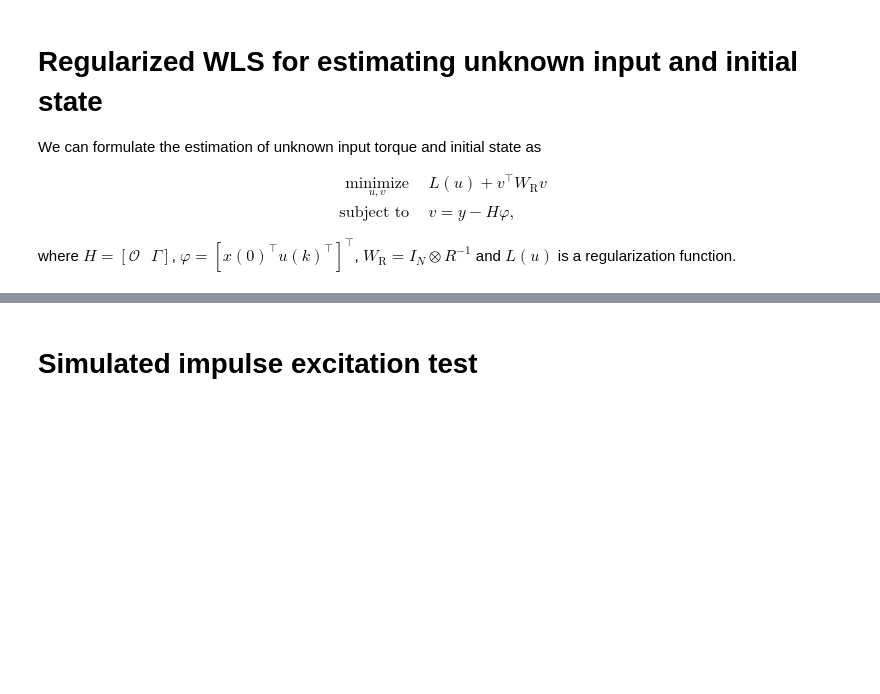
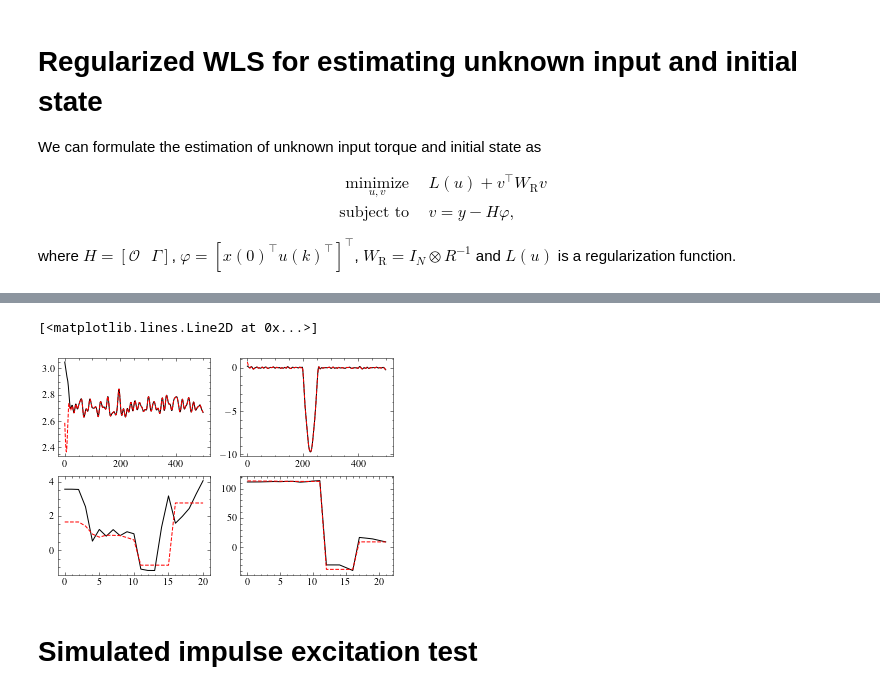
Before and after one commit to urho-h/torque_estimation_masters, a Jupyter notebook: notebooks/UH1.ipynb, the cells around one changed output, grey strips where cells are left out. Cells and saved outputs as stored; diff of their text form; code cells hidden in the pictures; blank space fills up the shorter version.

```diff
--- a/notebooks/UH1.ipynb
+++ b/notebooks/UH1.ipynb
@@ -531,3 +685,20 @@ def ell2_analytical(ss, measurements, batch_size, overlap, times, lam=0.1, use_t
+# %%
+# lam1=1e-3, lam2=1
+plt.subplot(221)
+plt.plot(us[2][4][43::2])
+plt.plot(us[-1][4][43::2])
+plt.subplot(222)
+plt.plot(us[2][4][44::2])
+plt.plot(us[-1][4][44::2])
+plt.subplot(223)
+plt.plot(us[2][4][:21])
+plt.plot(us[-1][4][:21])
+plt.subplot(224)
+plt.plot(us[2][4][21:43])
+plt.plot(us[-1][4][21:43])
+# %% [output]
+[<matplotlib.lines.Line2D at 0x...>]
+[figure, added]
 # %% [markdown]
 # Simulated impulse excitation test
 # %%
```
Also changed, not shown: parts of 48 cells of this notebook, 47 other files.
